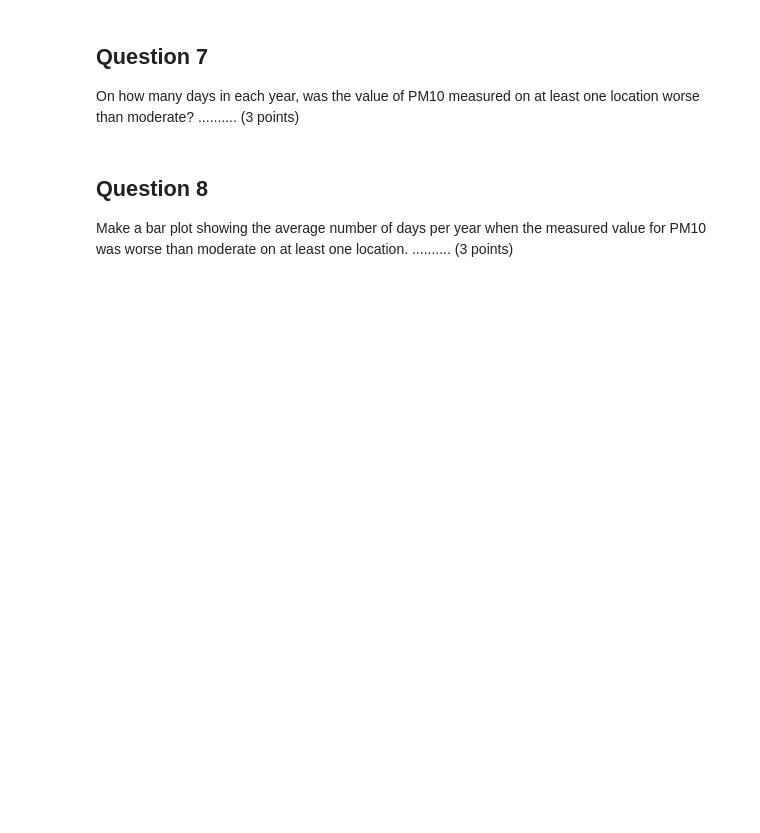
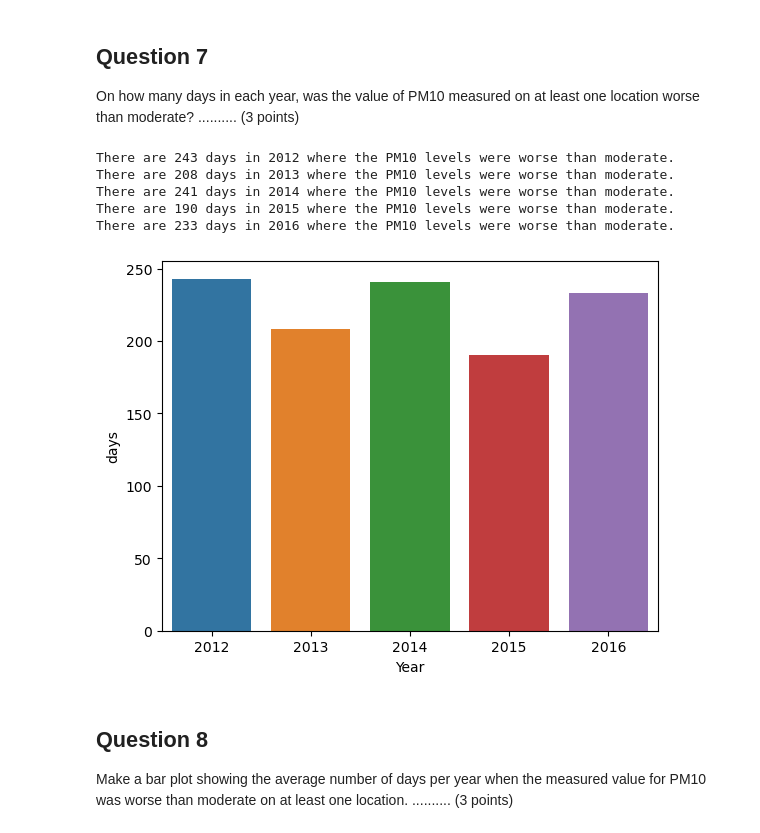
Before and after one commit to zdravozdravo/air-pollution-repo, a Jupyter notebook: 03 Air Pollution.ipynb, the cells around one changed output. Cells and saved outputs as stored; diff of their text form; code cells hidden in the pictures; blank space fills up the shorter version.

```diff
--- a/03 Air Pollution.ipynb
+++ b/03 Air Pollution.ipynb
@@ -495,6 +499,40 @@ In 2016 there were 36 days where the average PM10 measured in Rektorat was worse
 On how many days in each year, was the value of PM10 measured on at least one location worse than moderate? .......... (3 points)
 # %%
 # Solution
+
+
+
+# Direktno gi grupiram po date i gi zimam max so cel da ne zimam nepotrebni informacii, max se dovolno za da mi odredad dali vo toj den bilo worse whan moderate
+q7_df = df[df['pollutant_type'] == 'PM10'].groupby('date').max()
+
+# pravam nova kolona koja ke bide True samo ako onkoja od lokaciite ima pogolema vrednost od 154 ( worse than moderate )
+q7_df['Worse'] = np.where((q7_df['Centar'] > 154 ) | (q7_df['GaziBaba'] > 154 ) | (q7_df['Karpos'] > 154 ) |
+                          (q7_df['Lisice'] > 154 ) | (q7_df['Miladinovci'] > 154 ) | (q7_df['Rektorat'] > 154 ), True, False)
+
+# gi zimam samo tie denovi kade sto e worse than moderate
+q7_df = q7_df[q7_df['Worse'] == True]
+
+years = [ year for year in q7_df['datetime'].dt.year.unique() ]
+worse_days = list()
+
+for year in years:
+    worse_days.append(q7_df[q7_df['datetime'].dt.year == year].count()['Worse'])
+    print(f'There are {worse_days[-1]} days in {year} where the PM10 levels were worse than moderate.')
+
+toPlot_df = pd.DataFrame()
+
+toPlot_df['Year'] = years
+toPlot_df['days'] = worse_days
+
+sns.barplot(data=toPlot_df, y='days', x='Year')
+plt.show()
+# %% [output]
+There are 243 days in 2012 where the PM10 levels were worse than moderate.
+There are 208 days in 2013 where the PM10 levels were worse than moderate.
+There are 241 days in 2014 where the PM10 levels were worse than moderate.
+There are 190 days in 2015 where the PM10 levels were worse than moderate.
+There are 233 days in 2016 where the PM10 levels were worse than moderate.
+[figure, added]
 # %% [markdown]
 ## Question 8
 Make a bar plot showing the average number of days per year when the measured value for PM10 was worse than moderate on at least one location.  .......... (3 points)
```
Also changed, not shown: parts of 5 cells of this notebook.
